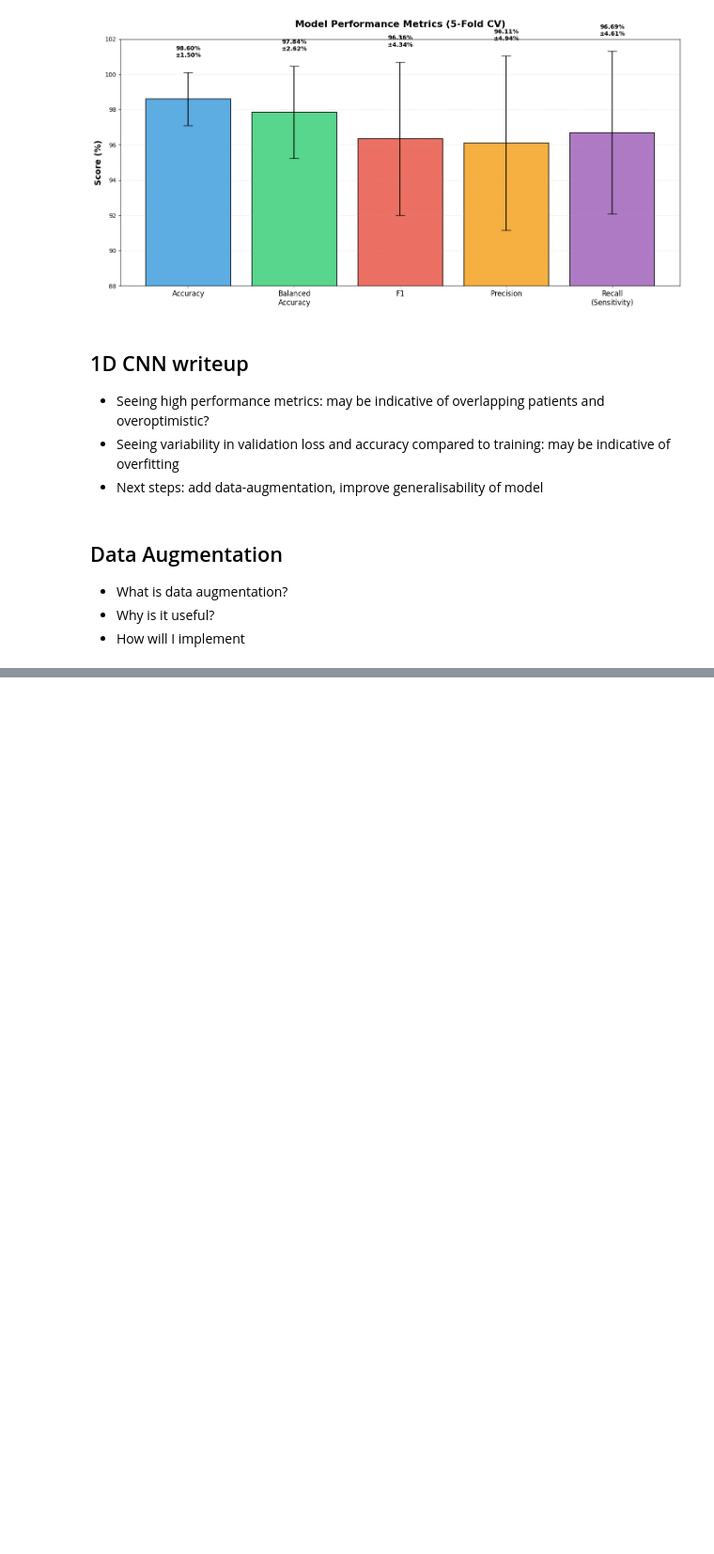
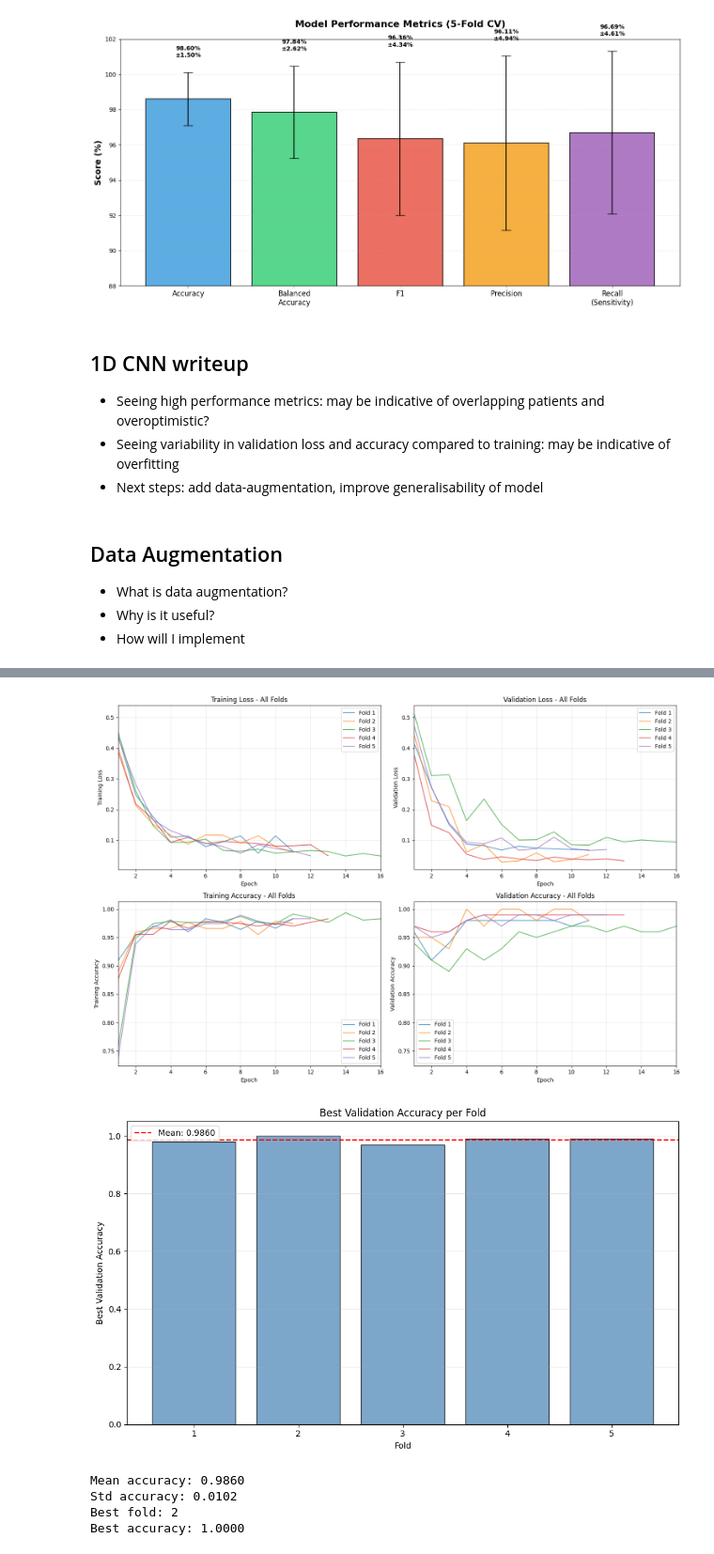
Before and after one commit to nmarryatt/EEG-Seizure-Classification, a Jupyter notebook: notebooks/Seer_Technical.ipynb, the cells around one changed output, grey strips where cells are left out. Shown at 94% size. Saved outputs shown, nothing was run; the diff lists cells and outputs as text; code cells hidden in the pictures; blank space fills up the shorter version.

Commit message:
evaluating data augmentation'

```diff
--- a/notebooks/Seer_Technical.ipynb
+++ b/notebooks/Seer_Technical.ipynb
@@ -334,0 +352,14 @@ Balanced dataset:
+# %%
+importlib.reload(scripts.augmentation)
+
+from scripts.augmentation import train_with_kfold_cv_augmented
+cv_results_with_aug = train_with_kfold_cv_augmented(
+    X, y,
+    model_class=simple_EEG_CNN,
+    n_splits=5,
+    max_epochs=50,
+    batch_size=32,
+    device=device,
+    use_augmentation=True,  # Use augmentation
+    aug_methods=['noise', 'scale', 'shift']
+)
@@ -334,0 +397,19 @@ Balanced dataset:
+# %%
+importlib.reload(scripts.utils)
+from scripts.utils import plot_kfold_results
+plot_kfold_results(cv_results_with_aug , 5)
+
+print(f"Mean accuracy: {np.mean(cv_results_with_aug ['best_val_accs']):.4f}")
+print(f"Std accuracy: {np.std(cv_results_with_aug ['best_val_accs']):.4f}")
+
+# 6. Get best fold
+best_fold_idx = np.argmax(cv_results_with_aug ['best_val_accs'])
+print(f"Best fold: {best_fold_idx + 1}")
+print(f"Best accuracy: {cv_results_with_aug ['best_val_accs'][best_fold_idx]:.4f}")
+# %% [output]
+[figure, added]
+[figure, added]
+Mean accuracy: 0.9860
+Std accuracy: 0.0102
+Best fold: 2
+Best accuracy: 1.0000
```
Also changed, not shown: parts of 6 cells of this notebook.
